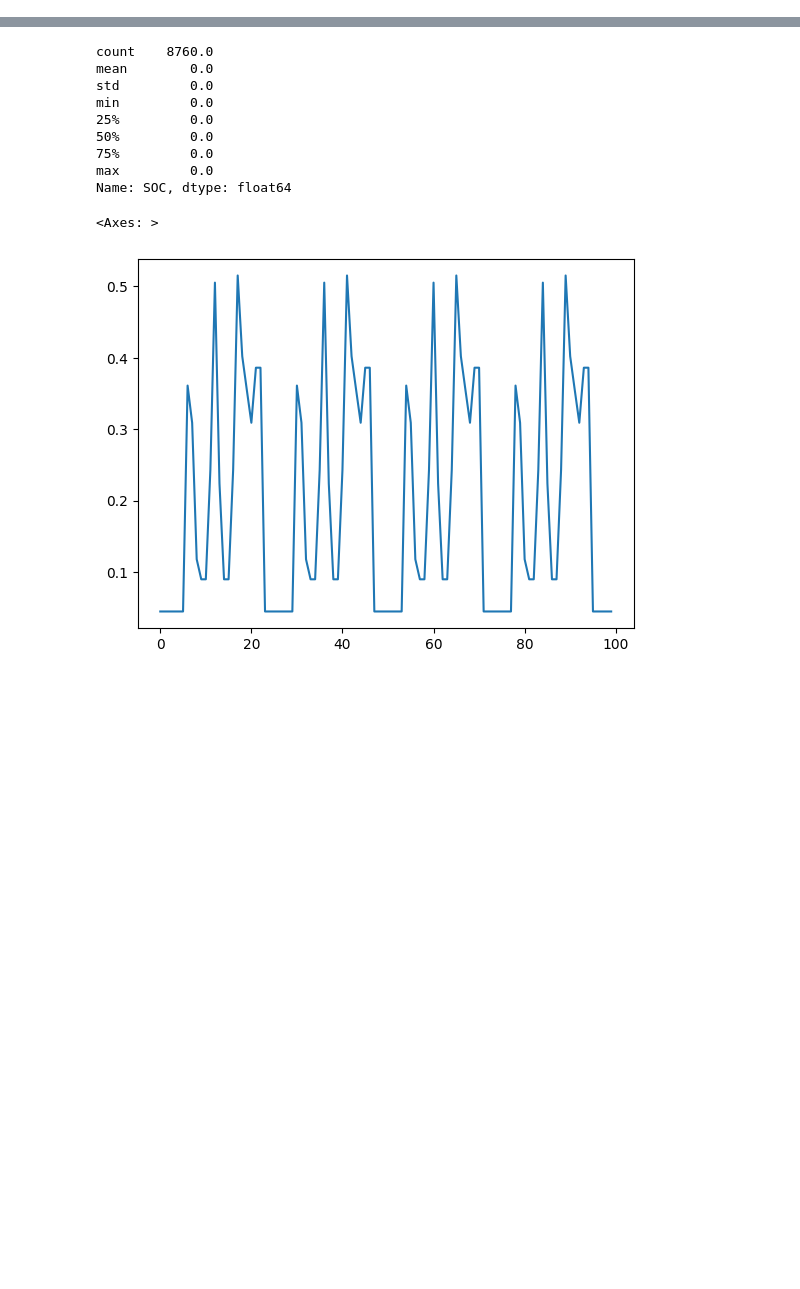
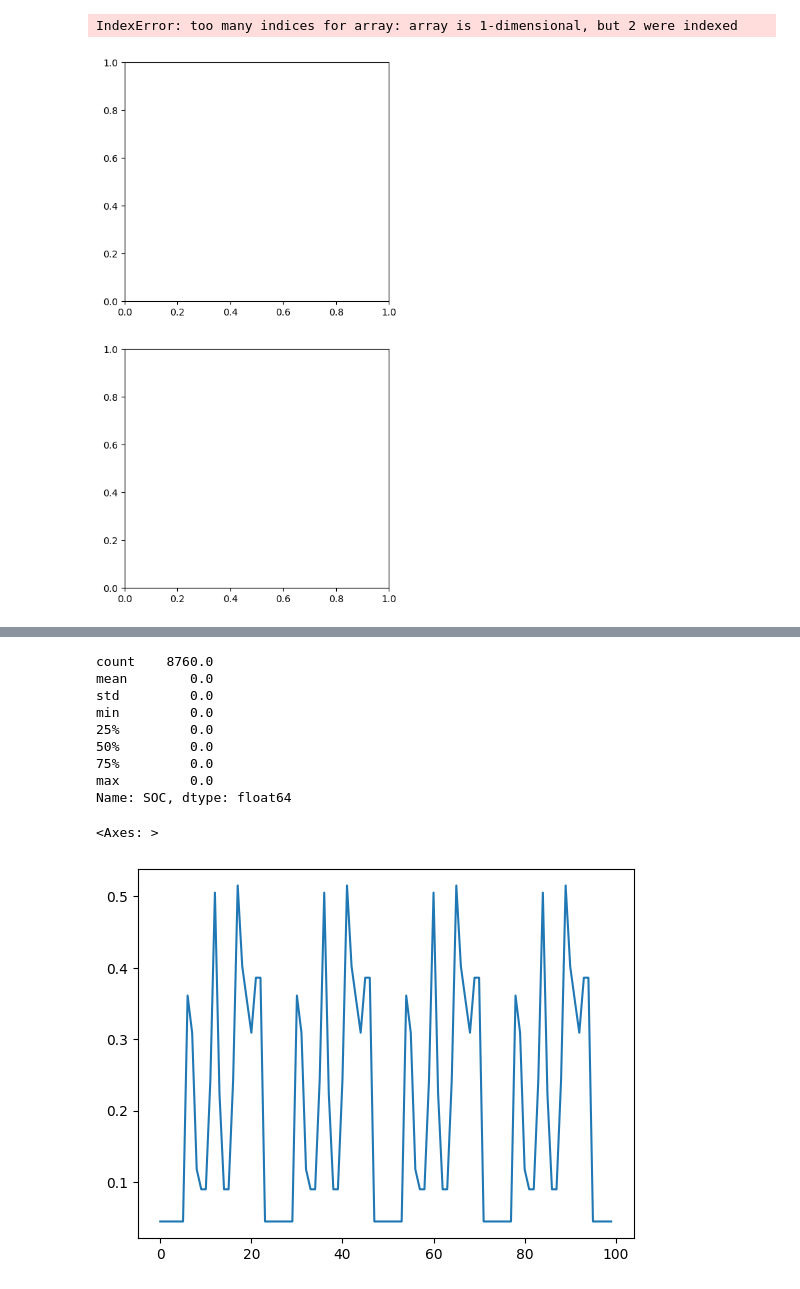
Before and after one commit to alefunxo/BASOPRA_OpenBEERS, a Jupyter notebook: Core/Tests_results.ipynb, the cells around one changed output, grey strips where cells are left out. Saved outputs shown, nothing was run; the diff lists cells and outputs as text; code cells hidden in the pictures; blank space fills up the shorter version.

```diff
--- a/Core/Tests_results.ipynb
+++ b/Core/Tests_results.ipynb
@@ -13,0 +11,3 @@ The autoreload extension is already loaded. To reload it, use:
+# %%
+df=pd.read_csv('../yearlykpi.csv')
+df_m=pd.read_csv('../monthlykpi.csv')
@@ -13,0 +34,29 @@ The autoreload extension is already loaded. To reload it, use:
+# %%
+import numpy as np
+
+scenarios = df.simulation.unique()
+
+zone_prefixes = {
+    'sarreyer': 'sarreyer_',
+    'sierre_orzival_les_liddes': 'sierre_orzival_les_liddes_',
+}
+
+# Extract suffixes correctly
+sarreyer_suffixes = {
+    s[len(zone_prefixes['sarreyer']):]
+    for s in scenarios if s.startswith(zone_prefixes['sarreyer'])
+}
+
+sierre_suffixes = {
+    s[len(zone_prefixes['sierre_orzival_les_liddes']):]
+    for s in scenarios if s.startswith(zone_prefixes['sierre_orzival_les_liddes'])
+}
+
+# Intersection of suffixes
+common_suffixes = sarreyer_suffixes & sierre_suffixes
+
+# Reconstruct full names
+common_scenarios = {
+    'sarreyer': [f"sarreyer_{s}" for s in common_suffixes],
+    'sierre_orzival_les_liddes': [f"sierre_orzival_les_liddes_{s}" for s in common_suffixes],
+}
@@ -13,0 +133,2 @@ The autoreload extension is already loaded. To reload it, use:
+# %%
+filtered_df=filtered_df.drop('zone',axis=1)
@@ -13,0 +231,12 @@ The autoreload extension is already loaded. To reload it, use:
+# %%
+sim_list = [
+  'climate_rcp26_pv_roof_low_renovation_low_2050',
+  'climate_rcp85_pv_roof_low_renovation_low_2050',
+  'climate_rcp26_pv_roof_low_renovation_low_2050',
+  'climate_rcp85_pv_roof_low_renovation_low_2050'
+]
+# %%
+plot_metrics_by_zone(filtered_df, sim_list, ['autarky','self-consumtion'])
+# %% [output]
+IndexError: too many indices for array: array is 1-dimensional, but 2 were indexed
+[figure, added]
```
Also changed, not shown: parts of 10 cells of this notebook, 2 other files.
